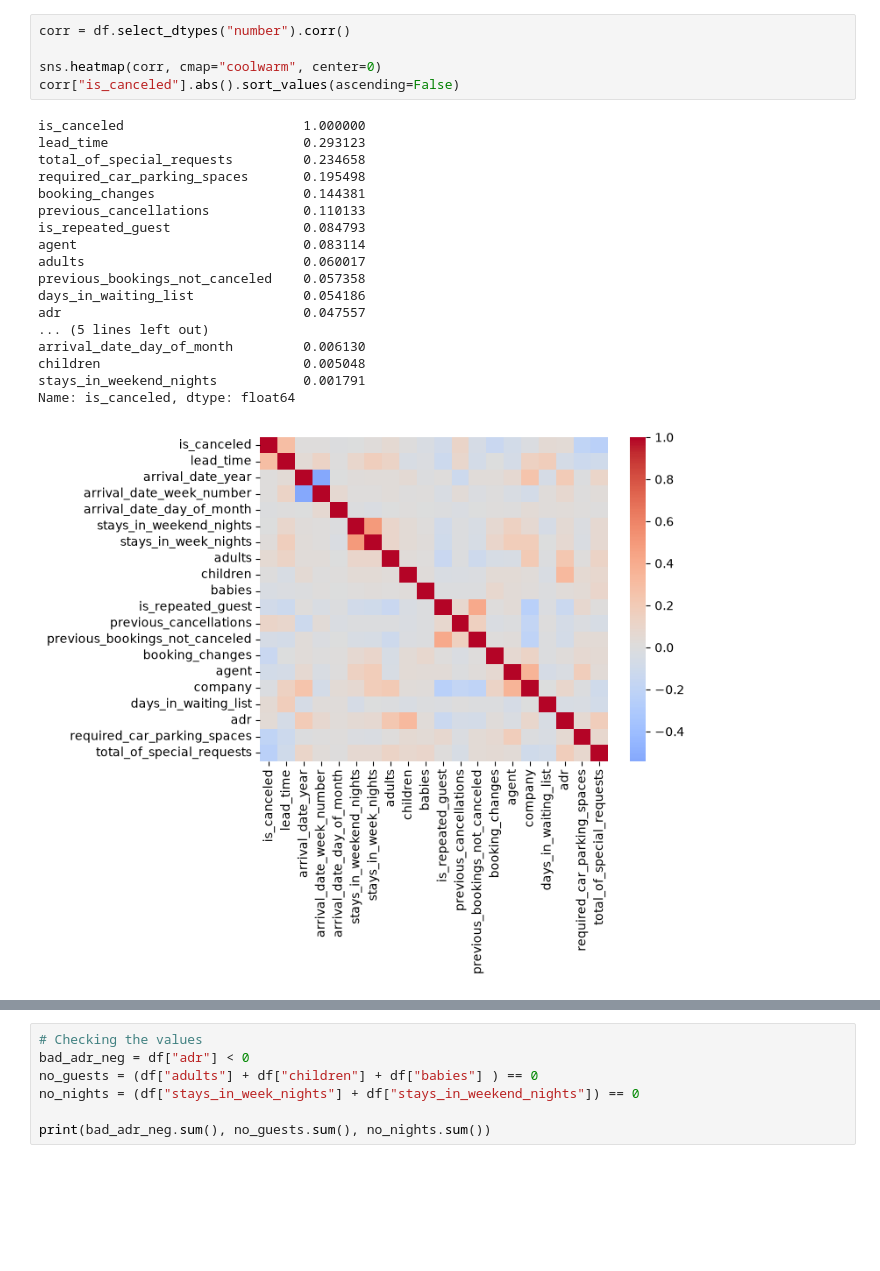
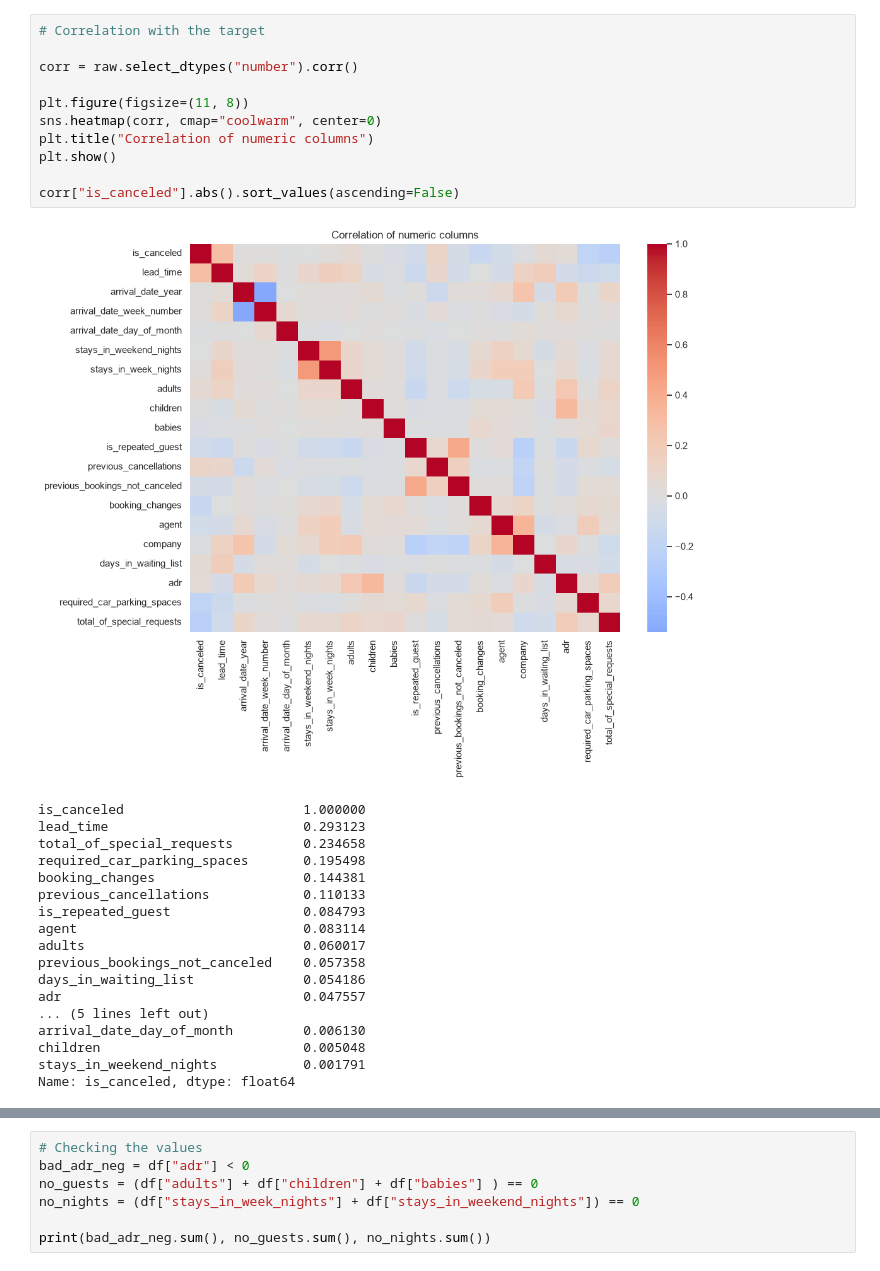
Before and after one commit to Hiruna01/hotel-booking-intelligence, a Jupyter notebook: notebooks/01_eda_cleaning.ipynb, the cells around one changed output, grey strips where cells are left out. Cells and saved outputs as stored; diff of their text form; blank space fills up the shorter version.

```diff
--- a/notebooks/01_eda_cleaning.ipynb
+++ b/notebooks/01_eda_cleaning.ipynb
@@ -290,9 +398,16 @@ plt.show()
 # %%
-corr = df.select_dtypes("number").corr()
+# Correlation with the target
 
+corr = raw.select_dtypes("number").corr()
+
+plt.figure(figsize=(11, 8))
 sns.heatmap(corr, cmap="coolwarm", center=0)
+plt.title("Correlation of numeric columns")
+plt.show()
+
 corr["is_canceled"].abs().sort_values(ascending=False)
 # %% [output]
+[figure, new version]
 is_canceled                       1.000000
 lead_time                         0.293123
 total_of_special_requests         0.234658
@@ -310,5 +425,4 @@ arrival_date_day_of_month         0.006130
 children                          0.005048
 stays_in_weekend_nights           0.001791
 Name: is_canceled, dtype: float64
-[figure, old version]
 # %%
```
Also changed, not shown: parts of 77 cells of this notebook, 3 other files.
